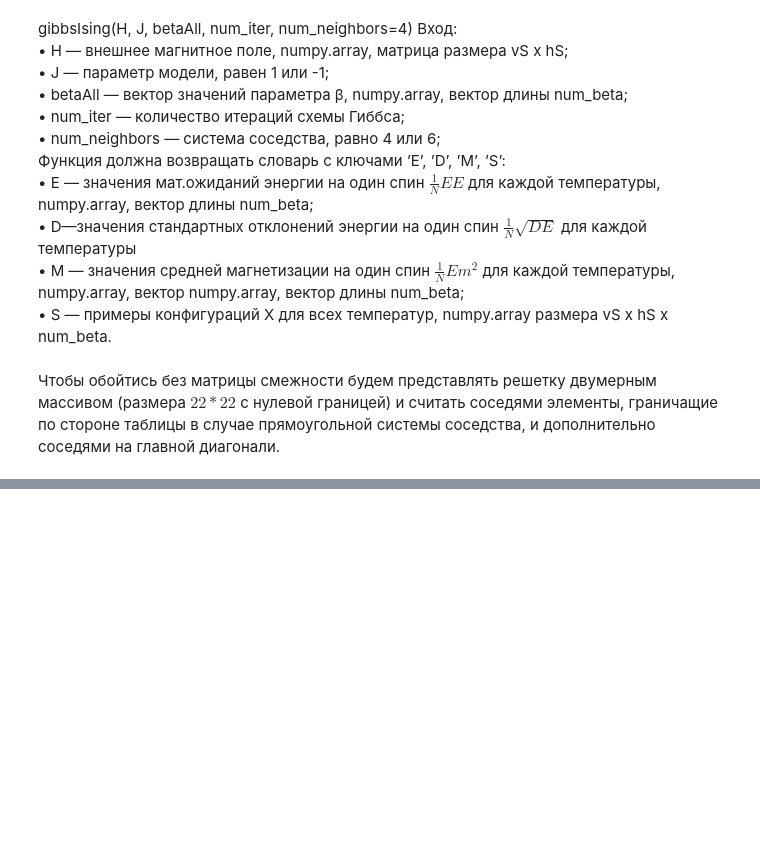
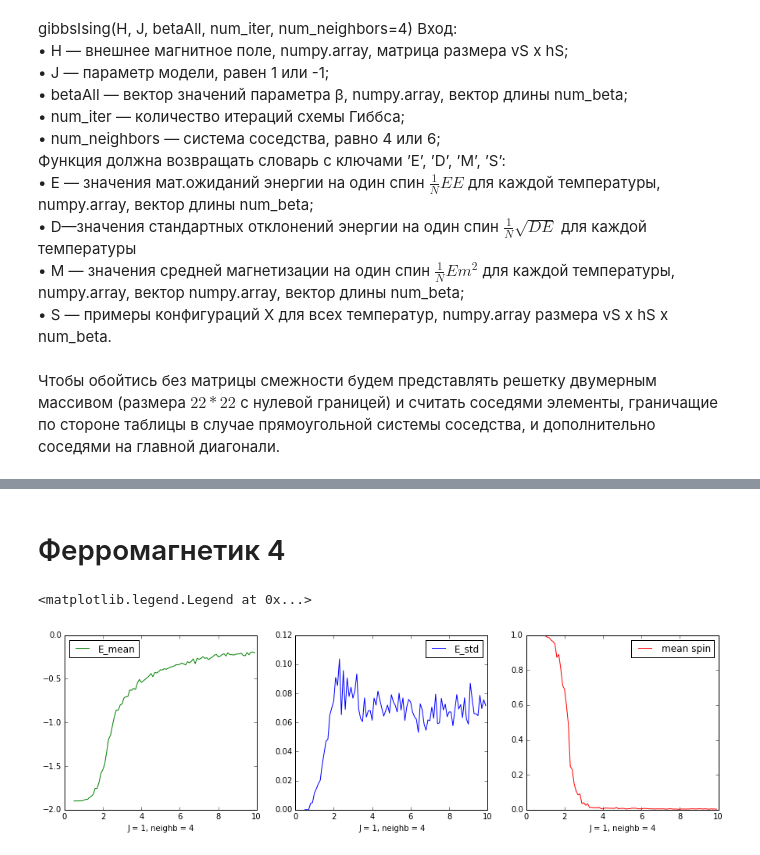
Before and after one commit to dmitriyshad/GraphModels, a Jupyter notebook: Fabarisov_3/Fabarisov_3.ipynb, the cells around one changed output, grey strips where cells are left out. Cells and saved outputs as stored; diff of their text form; code cells hidden in the pictures; blank space fills up the shorter version.

```diff
--- a/Fabarisov_3/Fabarisov_3.ipynb
+++ b/Fabarisov_3/Fabarisov_3.ipynb
@@ -49,7 +45,7 @@ def get_neighb_idxes(i, j, num_neighbors=4):
     if (num_neighbors == 4):
         return [(i-1, j), (i+1, j), (i, j-1), (i, j+1)]
     if (num_neighbors == 6):
-        return [(i-1, j), (i+1, j), (i, j-1), (i, j+1), (i+1, j-1), (i+1, j+1)]
+        return [(i-1, j), (i+1, j), (i, j-1), (i, j+1), (i-1, j-1), (i+1, j+1)]
 # %%
 def gibbsIsing(H, J, betaAll, num_iter=10000, num_neighbors=4):
     H = H.flatten()
@@ -100,9 +96,11 @@ def gibbsIsing(H, J, betaAll, num_iter=10000, num_neighbors=4):
     return E_mean, E_std, m_mean
+# %% [markdown]
+# Ферромагнетик 4
 # %%
 Es = []
 Ds = []
 Ms = []
-for i in range(30):
+for i in range(3):
     E, D, M = gibbsIsing(np.zeros(vS*hS), 1, get_betaAll())
     Es.append(E)
     Ds.append(D)
@@ -119,0 +108,24 @@ plt.plot(np.arange(0.5, 10, 0.1), M, color = "red")
+# %%
+E = np.mean(np.array(Es) ,axis = 0)
+D = np.mean(np.array(Ds) ,axis = 0)
+M = np.mean(np.array(Ms) ,axis = 0)
+
+
+fig = plt.figure(figsize = (15, 4))
+ax = fig.add_subplot(131)
+ax.set_xlabel("J = 1, neighb = 4")
+ax.plot(np.arange(0.5, 10, 0.1), E, color = "green", label = "E_mean")
+plt.legend(loc='best')
+
+ax = fig.add_subplot(132)
+ax.set_xlabel("J = 1, neighb = 4")
+ax.plot(np.arange(0.5, 10, 0.1), D, color = "blue", label = "E_std")
+plt.legend(loc='best')
+
+ax = fig.add_subplot(133)
+ax.set_xlabel("J = 1, neighb = 4")
+plt.plot(np.arange(0.5, 10, 0.1), M, color = "red", label = "mean spin")
+plt.legend(loc='best')
+# %% [output]
+<matplotlib.legend.Legend at 0x...>
+[figure, added]
```
Also changed, not shown: parts of 21 cells of this notebook.
